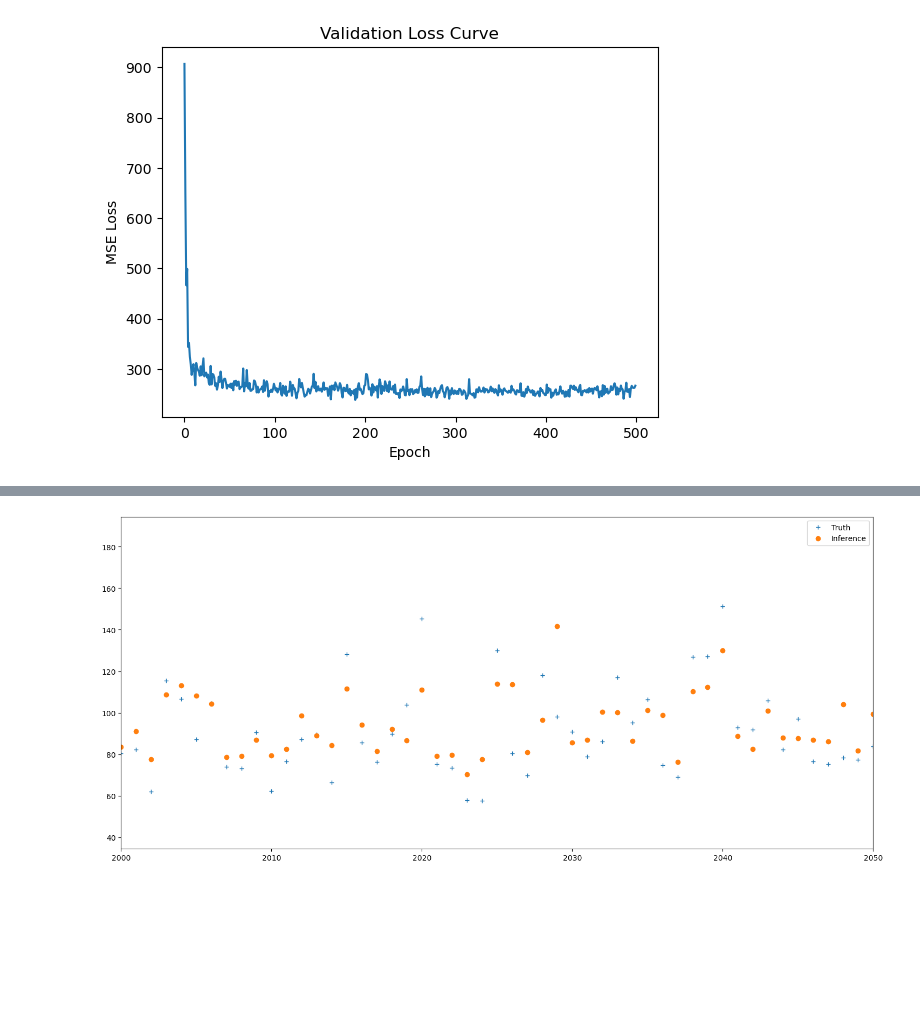
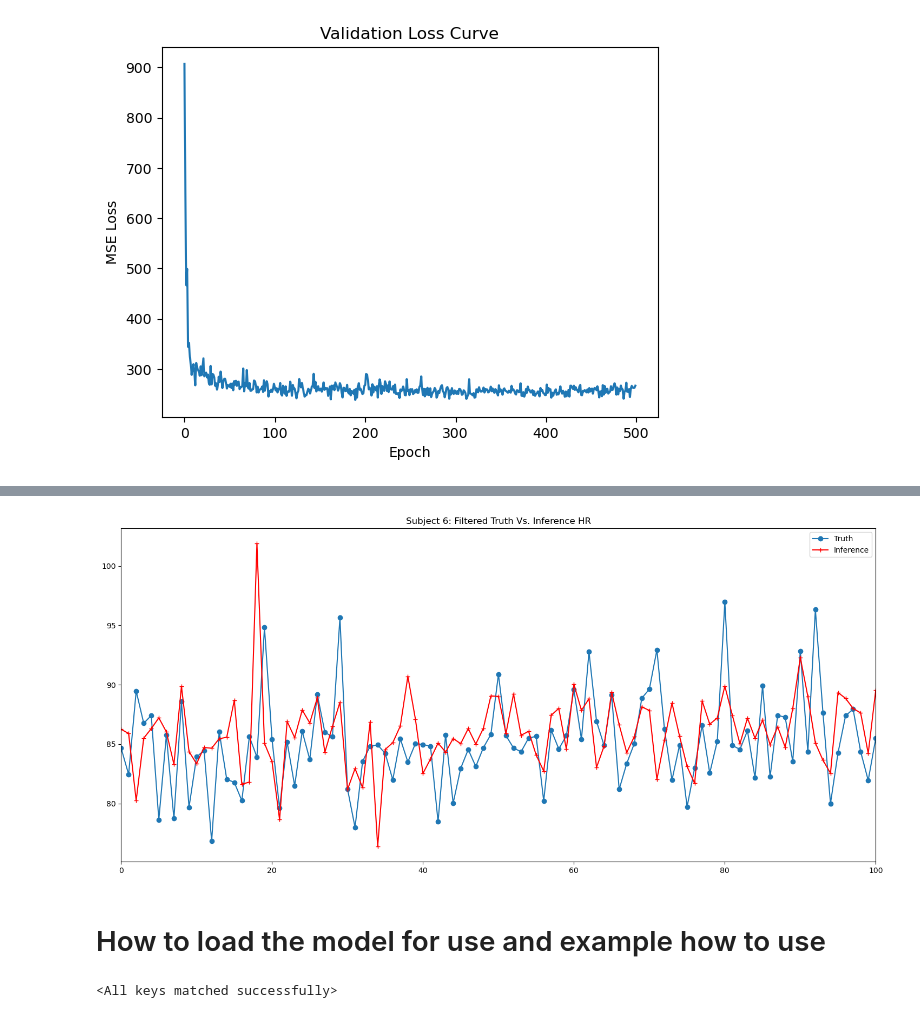
Before and after one commit to mdaudsheikh/KID-PPG, a Jupyter notebook: src/ppg_to_hr_notebook.ipynb, the cells around one changed output, grey strips where cells are left out. Cells and saved outputs as stored; diff of their text form; code cells hidden in the pictures; blank space fills up the shorter version.

```diff
--- a/src/ppg_to_hr_notebook.ipynb
+++ b/src/ppg_to_hr_notebook.ipynb
@@ -74,6 +108,0 @@ def get_data_loader_by_group_activity(X, y, groups, activities, group, activity)
-# %%
-X, y, groups, activity = pp.preprocessing(n_epochs=None)
-X = X[:, 0, :]
-X, y, groups, activity = create_temporal_pairs(X, y, groups, activity)
-print(X.shape, y.shape, groups.shape, activity.shape)
-inference_data_loader = create_dataloaders(X, y, batch_size=1)
@@ -112,0 +109,20 @@ plt.plot(X_with_ppg[:])
+# %%
+# Unfiltered Plot
+test_subject = 6
+s6_walking_data_loader = get_data_loader_by_group_activity(
+    X_uf[:, None, :, :],
+    y_uf,
+    groups_uf,
+    activities_uf.flatten(),
+    test_subject,
+    activity_dict["Sitting"]
+)
+y_truth_arr, y_pred_arr = perform_model_inference(s6_walking_data_loader, best_model)
+
+fig = plt.figure(figsize=(18, 8))
+plt.plot(y_truth_arr, "-o", label = "Truth")
+plt.plot(y_pred_arr, "-+r", label = "Inference")
+plt.title("Subject 6: Unfiltered Truth Vs. Inference HR")
+plt.xlim(0, 100)
+plt.legend()
+plt.show()
@@ -113,9 +131,23 @@ plt.plot(X_with_ppg[:])
 # %%
+# Filtered Plot
+s6_walking_data_loader = get_data_loader_by_group_activity(
+    X,
+    y,
+    groups,
+    activities,
+    test_subject,
+    activity_dict["Sitting"]
+)
+y_truth_arr, y_pred_arr = perform_model_inference(s6_walking_data_loader, best_model)
+
 fig = plt.figure(figsize=(18, 8))
-plt.plot(y_truth_arr, "+", label = "Truth")
-plt.plot(y_pred_arr, "o", label = "Inference")
-plt.xlim(2000, 2050)
+plt.plot(y_truth_arr, "-o", label = "Truth")
+plt.plot(y_pred_arr, "-+r", label = "Inference")
+plt.title("Subject 6: Filtered Truth Vs. Inference HR")
+plt.xlim(0, 100)
 plt.legend()
 plt.show()
 # %% [output]
-[figure, old version]
+[figure, new version]
+# %% [markdown]
+# How to load the model for use and example how to use
@@ -121,0 +159,7 @@ plt.show()
+# %%
+# How to load weights to new model
+
+new_best_model = KID_PPG(None)
+new_best_model.load_state_dict(torch.load(MODEL_PATH))
+# %% [output]
+<All keys matched successfully>
```
Also changed, not shown: parts of 16 cells of this notebook.
